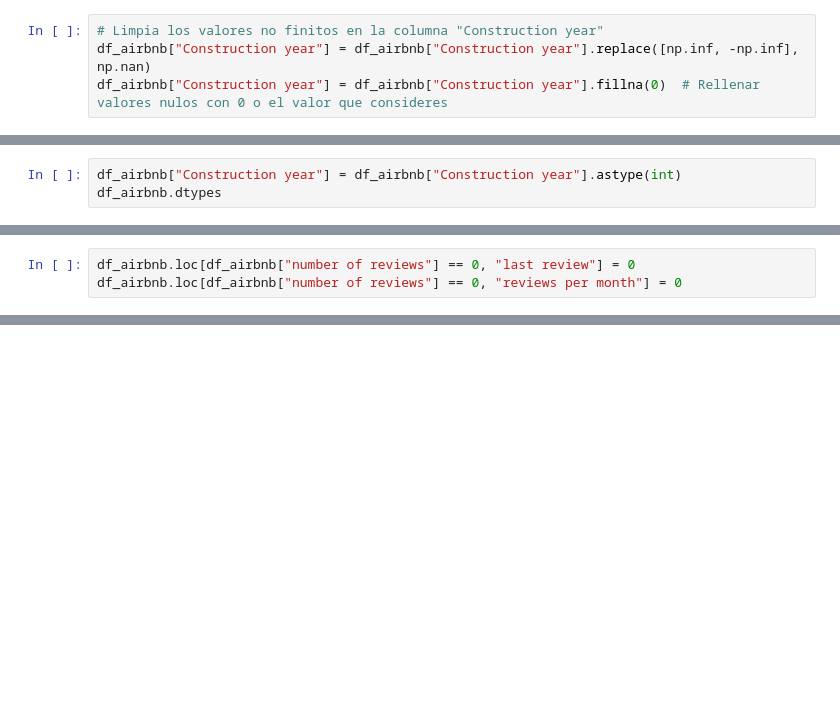
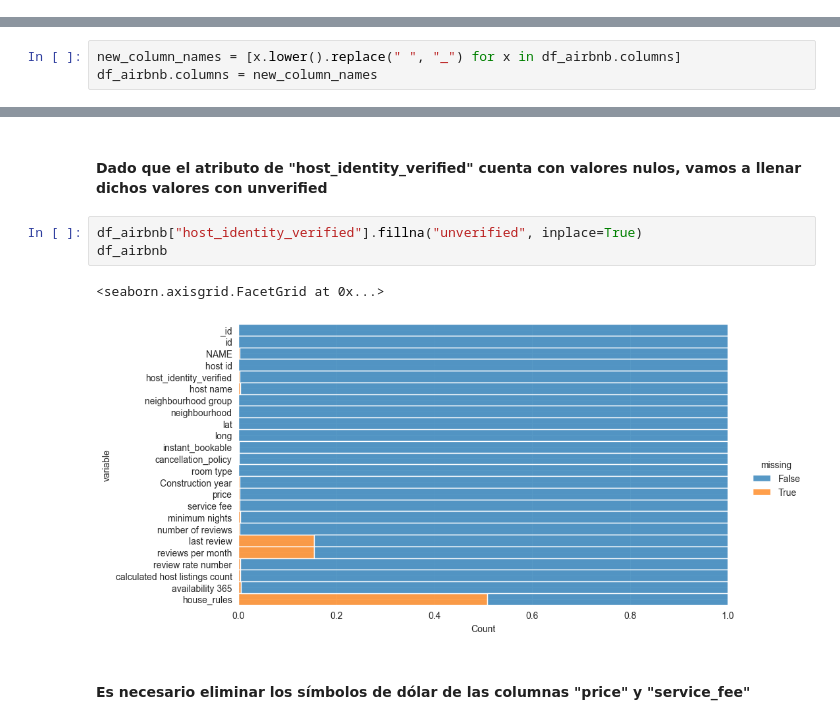
Before and after one commit to lapiceroazul4/Airbnb_Data_Analysis, a Jupyter notebook: main.ipynb, the cells around one changed output, grey strips where cells are left out. Saved outputs shown, nothing was run; the diff lists cells and outputs as text; blank space fills up the shorter version.

```diff
--- a/main.ipynb
+++ b/main.ipynb
@@ -308,4 +131,0 @@ df_airbnb["service fee"] = df_airbnb["service fee"].astype(float)
-# %%
-# Limpia los valores no finitos en la columna "Construction year"
-df_airbnb["Construction year"] = df_airbnb["Construction year"].replace([np.inf, -np.inf], np.nan)
-df_airbnb["Construction year"] = df_airbnb["Construction year"].fillna(0)  # Rellenar valores nulos con 0 o el valor que consideres
@@ -314,3 +131,0 @@ df_airbnb["Construction year"] = df_airbnb["Construction year"].fillna(0)  # Rel
-# %%
-df_airbnb["Construction year"] = df_airbnb["Construction year"].astype(int)
-df_airbnb.dtypes
@@ -370,3 +131,0 @@ Registros nulos en reviews per month: 15734
-# %%
-df_airbnb.loc[df_airbnb["number of reviews"] == 0, "last review"] = 0
-df_airbnb.loc[df_airbnb["number of reviews"] == 0, "reviews per month"] = 0
@@ -374,0 +163,3 @@ df_airbnb.loc[df_airbnb["number of reviews"] == 0, "reviews per month"] = 0
+# %%
+new_column_names = [x.lower().replace(" ", "_") for x in df_airbnb.columns]
+df_airbnb.columns = new_column_names
@@ -374,0 +184,10 @@ df_airbnb.loc[df_airbnb["number of reviews"] == 0, "reviews per month"] = 0
+# %% [markdown]
+#### Dado que el atributo de "host_identity_verified" cuenta con valores nulos, vamos a llenar dichos valores con unverified
+# %%
+df_airbnb["host_identity_verified"].fillna("unverified", inplace=True)
+df_airbnb
+# %% [output]
+<seaborn.axisgrid.FacetGrid at 0x...>
+[figure, added]
+# %% [markdown]
+#### Es necesario eliminar los símbolos de dólar de las columnas "price" y "service_fee"
```
Also changed, not shown: parts of 92 cells of this notebook, 3 other files.
